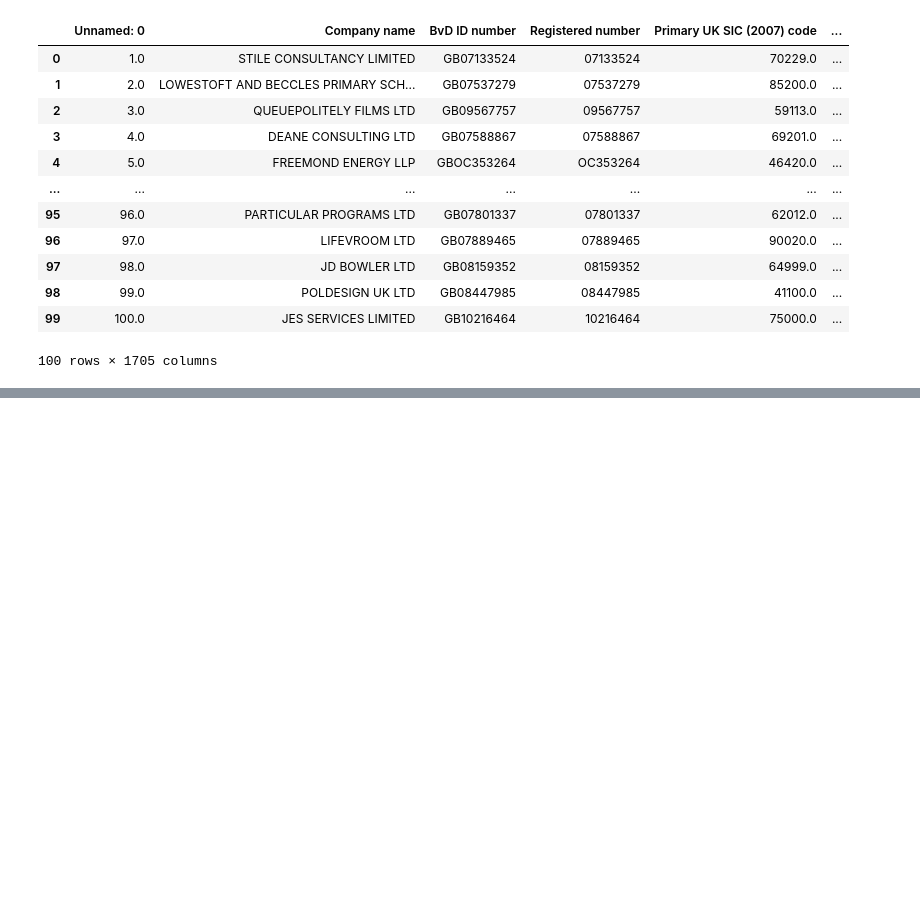
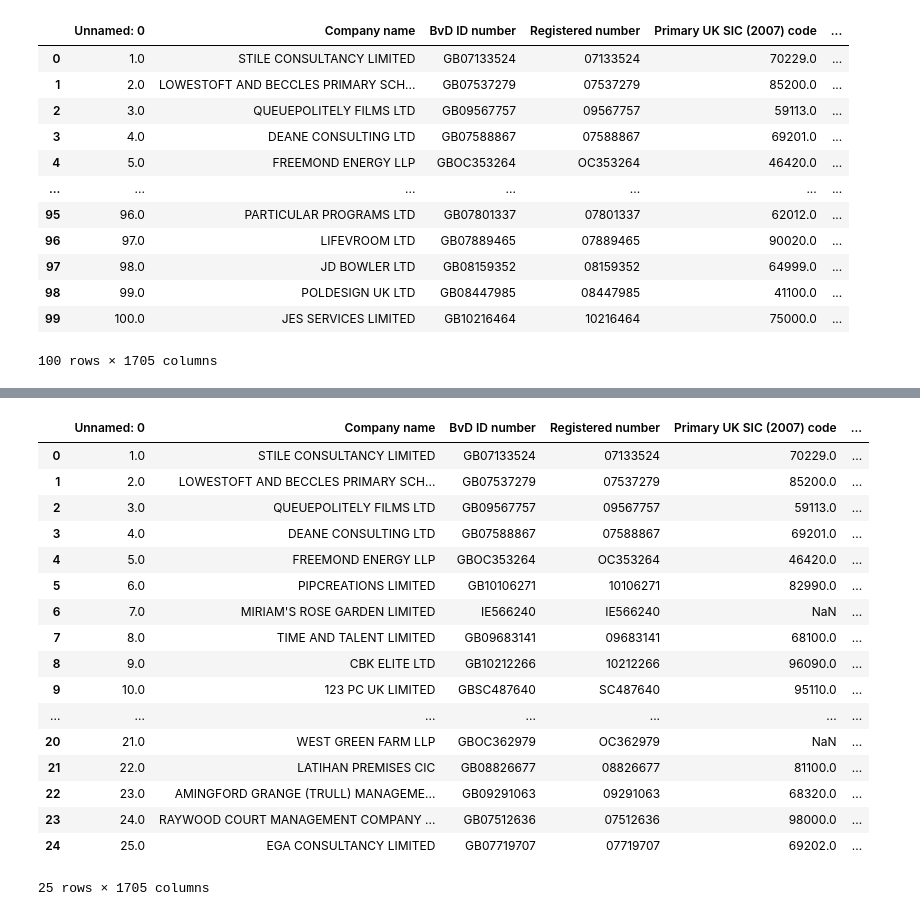
Before and after one commit to borodark/ie7860, a Jupyter notebook: Fafnir Data Ingestion.ipynb, the cells around one changed output, grey strips where cells are left out. Cells and saved outputs as stored; diff of their text form; code cells hidden in the pictures; blank space fills up the shorter version.

```diff
--- a/Fafnir Data Ingestion.ipynb
+++ b/Fafnir Data Ingestion.ipynb
@@ -72,0 +150,23 @@ from_picle.head(100)
+# %%
+fromhdf5 = pd.read_hdf('bdv-data.h5', key='Results')
+# %%
+fromhdf5.head(25)
+# %% [output]
+|  | Unnamed: 0 | Company name | BvD ID number | Registered number | Primary UK SIC (2007) code | ... |
+| 0 | 1.0 | STILE CONSULTANCY LIMITED | GB07133524 | 07133524 | 70229.0 | ... |
+| 1 | 2.0 | LOWESTOFT AND BECCLES PRIMARY SCH... | GB07537279 | 07537279 | 85200.0 | ... |
+| 2 | 3.0 | QUEUEPOLITELY FILMS LTD | GB09567757 | 09567757 | 59113.0 | ... |
+| 3 | 4.0 | DEANE CONSULTING LTD | GB07588867 | 07588867 | 69201.0 | ... |
+| 4 | 5.0 | FREEMOND ENERGY LLP | GBOC353264 | OC353264 | 46420.0 | ... |
+| 5 | 6.0 | PIPCREATIONS LIMITED | GB10106271 | 10106271 | 82990.0 | ... |
+| 6 | 7.0 | MIRIAM'S ROSE GARDEN LIMITED | IE566240 | IE566240 | NaN | ... |
+| 7 | 8.0 | TIME AND TALENT LIMITED | GB09683141 | 09683141 | 68100.0 | ... |
+| 8 | 9.0 | CBK ELITE LTD | GB10212266 | 10212266 | 96090.0 | ... |
+| 9 | 10.0 | 123 PC UK LIMITED | GBSC487640 | SC487640 | 95110.0 | ... |
+| ... | ... | ... | ... | ... | ... | ... |
+| 20 | 21.0 | WEST GREEN FARM LLP | GBOC362979 | OC362979 | NaN | ... |
+| 21 | 22.0 | LATIHAN PREMISES CIC | GB08826677 | 08826677 | 81100.0 | ... |
+| 22 | 23.0 | AMINGFORD GRANGE (TRULL) MANAGEME... | GB09291063 | 09291063 | 68320.0 | ... |
+| 23 | 24.0 | RAYWOOD COURT MANAGEMENT COMPANY ... | GB07512636 | 07512636 | 98000.0 | ... |
+| 24 | 25.0 | EGA CONSULTANCY LIMITED | GB07719707 | 07719707 | 69202.0 | ... |
+25 rows × 1705 columns
```
Also changed, not shown: parts of 8 cells of this notebook.
